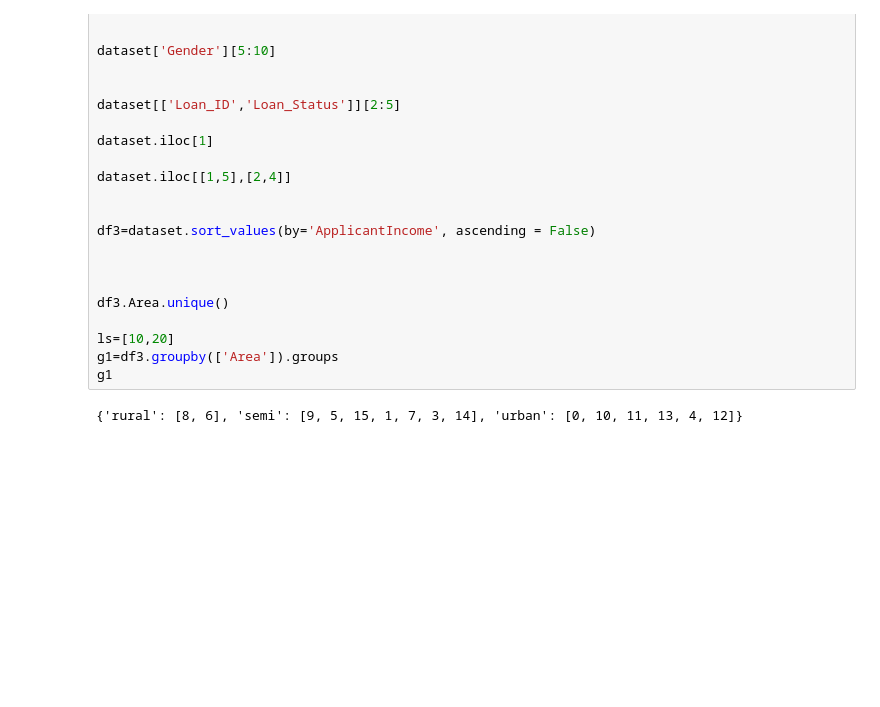
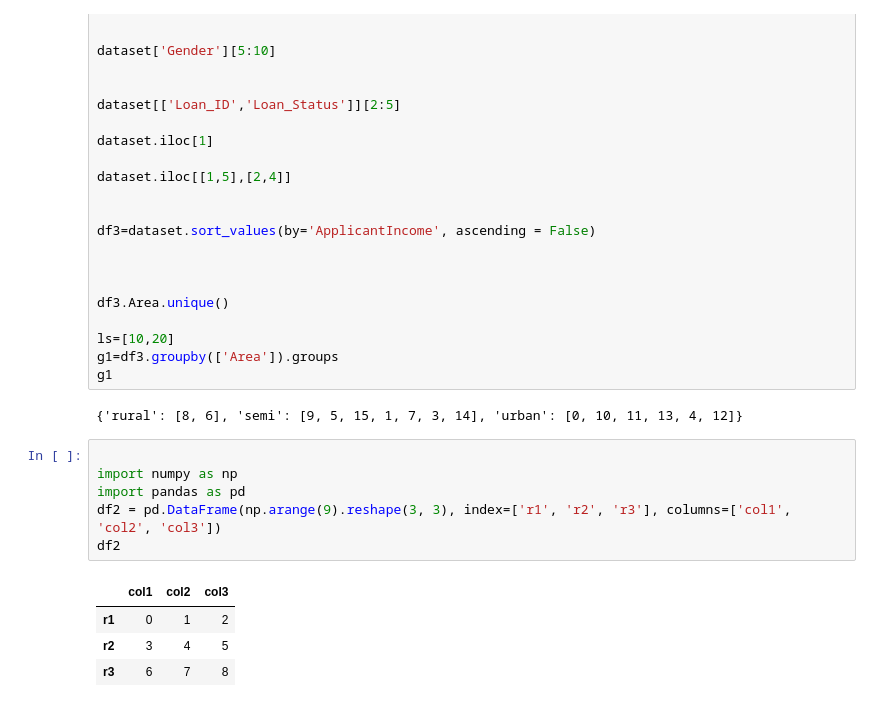
Before and after one commit to somkiatth/git, a Jupyter notebook: pypython_2.ipynb, the cells around one changed output. Cells and saved outputs as stored; diff of their text form; blank space fills up the shorter version.

```diff
--- a/pypython_2.ipynb
+++ b/pypython_2.ipynb
@@ -295,3 +295,14 @@ g1=df3.groupby(['Area']).groups
 g1
 # %% [output]
 {'rural': [8, 6], 'semi': [9, 5, 15, 1, 7, 3, 14], 'urban': [0, 10, 11, 13, 4, 12]}
+# %%
+
+import numpy as np
+import pandas as pd
+df2 = pd.DataFrame(np.arange(9).reshape(3, 3), index=['r1', 'r2', 'r3'], columns=['col1', 'col2', 'col3'])
+df2
+# %% [output]
+|  | col1 | col2 | col3 |
+| r1 | 0 | 1 | 2 |
+| r2 | 3 | 4 | 5 |
+| r3 | 6 | 7 | 8 |
```
Also changed, not shown: parts of 2 cells of this notebook.
